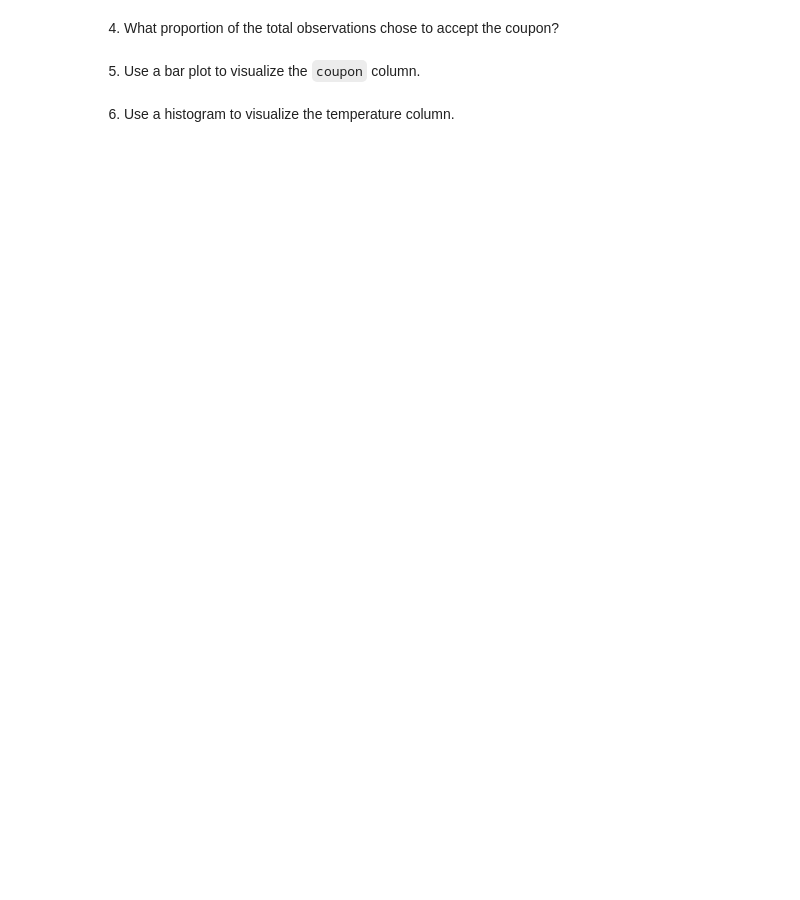
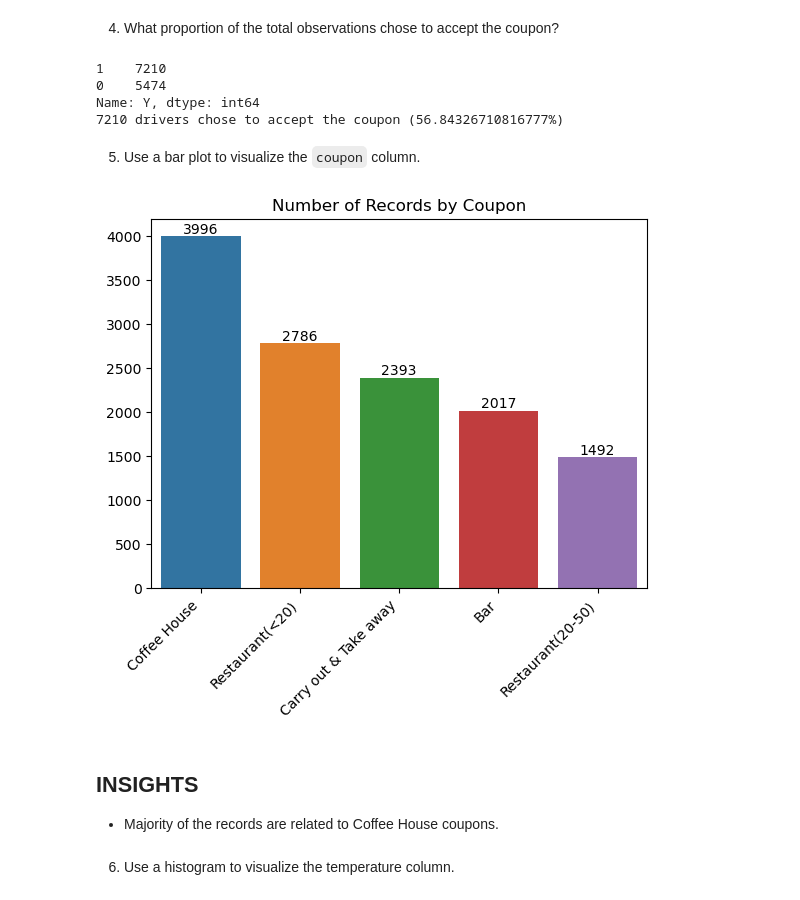
Before and after one commit to Harish7882/UCB_ML_CLASS, a Jupyter notebook: practical_applns/assignment5_1_starter/prompt.ipynb, the cells around one changed output. Cells and saved outputs as stored; diff of their text form; code cells hidden in the pictures; blank space fills up the shorter version.

```diff
--- a/practical_applns/assignment5_1_starter/prompt.ipynb
+++ b/practical_applns/assignment5_1_starter/prompt.ipynb
@@ -140,6 +235,28 @@ data.describe()
 # %% [markdown]
 4. What proportion of the total observations chose to accept the coupon?
+# %%
+print(data['Y'].value_counts())
+print(str(data['Y'].value_counts(0)[1]) + ' drivers chose to accept the coupon (' + str(data['Y'].value_counts(1)[1]*100) + '%)')
+# %% [output]
+1    7210
+0    5474
+Name: Y, dtype: int64
+7210 drivers chose to accept the coupon (56.84326710816777%)
 # %% [markdown]
 5. Use a bar plot to visualize the `coupon` column.
+# %%
+count = data['coupon'].value_counts()
+ax = sns.barplot(x=count.index, y=count.values)
+plt.xticks(rotation=45, ha='right')
+plt.title("Number of Records by Coupon")
+for container in ax.containers:
+    ax.bar_label(container)
+plt.show()
+# %% [output]
+[figure, added]
+# %% [markdown]
+## INSIGHTS
+
+* Majority of the records are related to Coffee House coupons.
 # %% [markdown]
 6. Use a histogram to visualize the temperature column.
```
Also changed, not shown: parts of 12 cells of this notebook, 1 other file.
